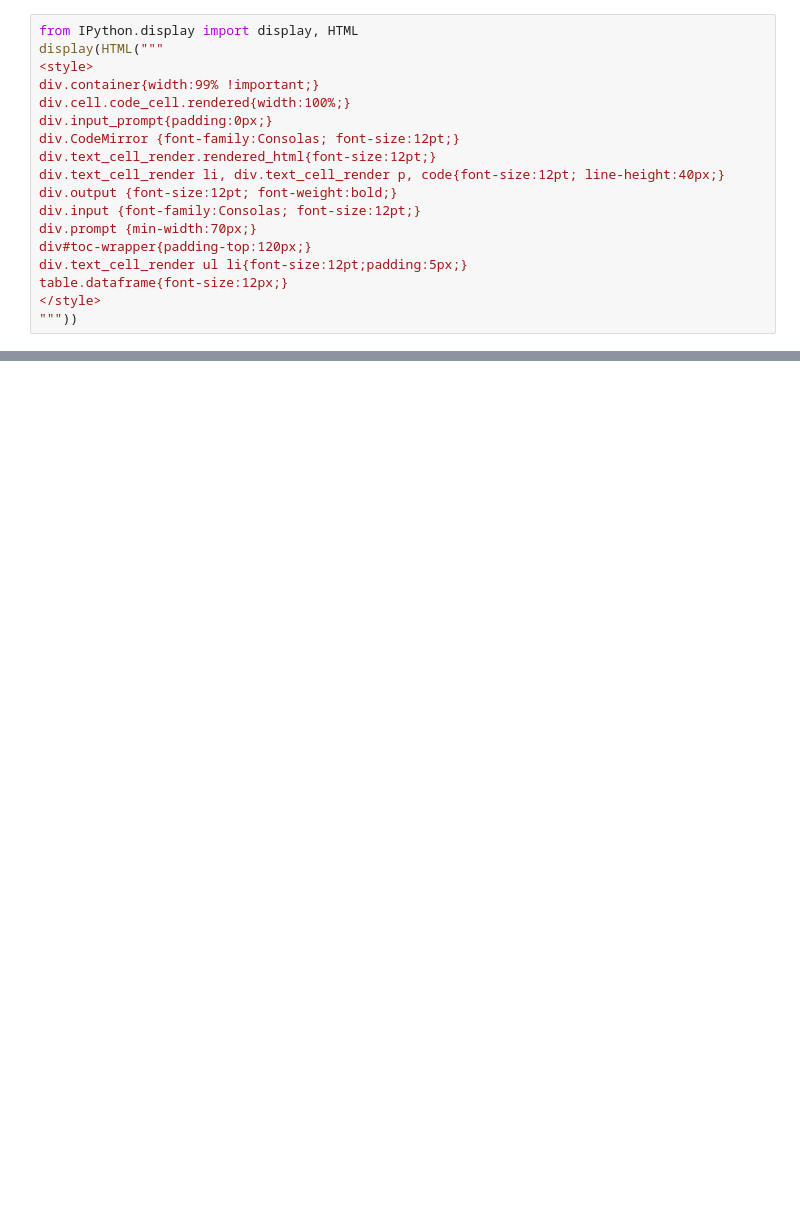
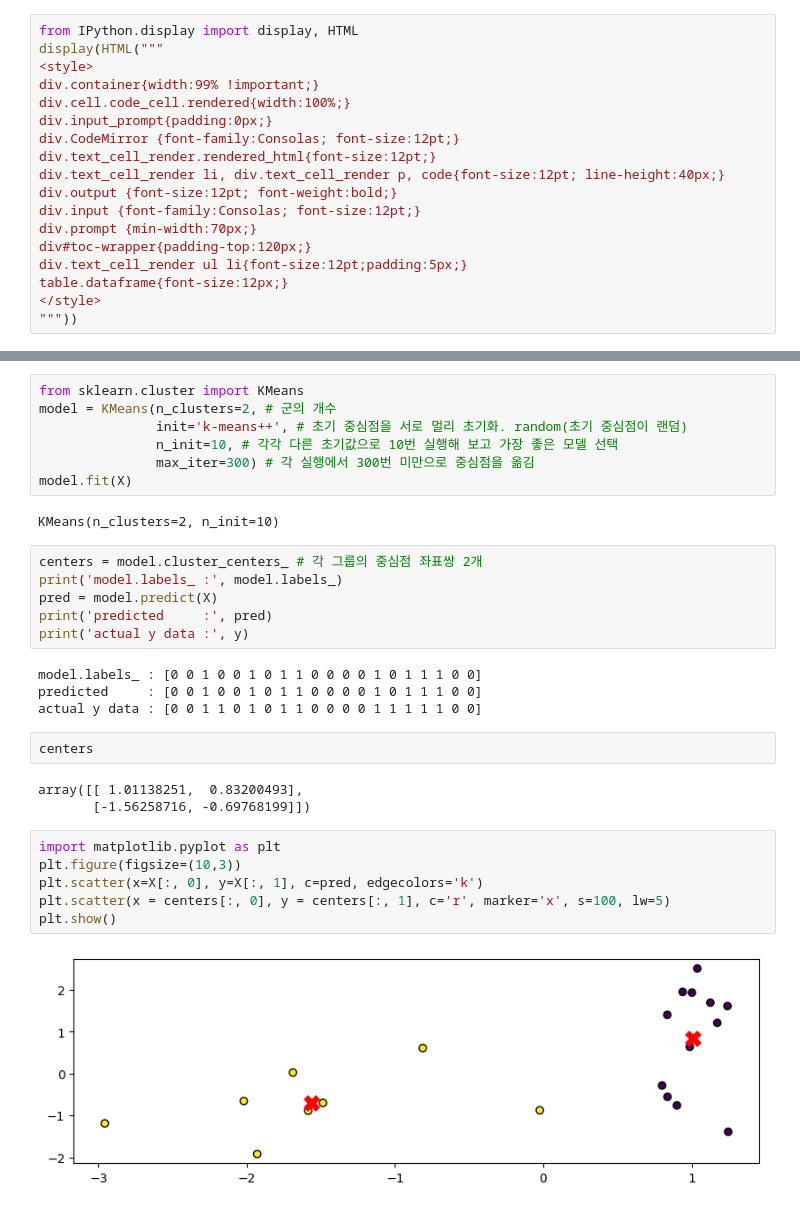
Before and after one commit to Harutoshi87/KI, a Jupyter notebook: source/09_MachineLearning/ch2_군집분석.ipynb, the cells around one changed output, grey strips where cells are left out. Drawn from its saved outputs; the diff is of its cells as text; blank space fills up the shorter version.

```diff
--- a/source/09_MachineLearning/ch2_군집분석.ipynb
+++ b/source/09_MachineLearning/ch2_군집분석.ipynb
@@ -20,0 +84,32 @@ table.dataframe{font-size:12px;}
+# %%
+from sklearn.cluster import KMeans
+model = KMeans(n_clusters=2, # 군의 개수
+               init='k-means++', # 초기 중심점을 서로 멀리 초기화. random(초기 중심점이 랜덤)
+               n_init=10, # 각각 다른 초기값으로 10번 실행해 보고 가장 좋은 모델 선택
+               max_iter=300) # 각 실행에서 300번 미만으로 중심점을 옮김
+model.fit(X)
+# %% [output]
+KMeans(n_clusters=2, n_init=10)
+# %%
+centers = model.cluster_centers_ # 각 그룹의 중심점 좌표쌍 2개
+print('model.labels_ :', model.labels_)
+pred = model.predict(X)
+print('predicted     :', pred)
+print('actual y data :', y)
+# %% [output]
+model.labels_ : [0 0 1 0 0 1 0 1 1 0 0 0 0 1 0 1 1 1 0 0]
+predicted     : [0 0 1 0 0 1 0 1 1 0 0 0 0 1 0 1 1 1 0 0]
+actual y data : [0 0 1 1 0 1 0 1 1 0 0 0 0 1 1 1 1 1 0 0]
+# %%
+centers
+# %% [output]
+array([[ 1.01138251,  0.83200493],
+       [-1.56258716, -0.69768199]])
+# %%
+import matplotlib.pyplot as plt
+plt.figure(figsize=(10,3))
+plt.scatter(x=X[:, 0], y=X[:, 1], c=pred, edgecolors='k')
+plt.scatter(x = centers[:, 0], y = centers[:, 1], c='r', marker='x', s=100, lw=5)
+plt.show()
+# %% [output]
+[figure, added]
```
Also changed, not shown: parts of 32 cells of this notebook.
